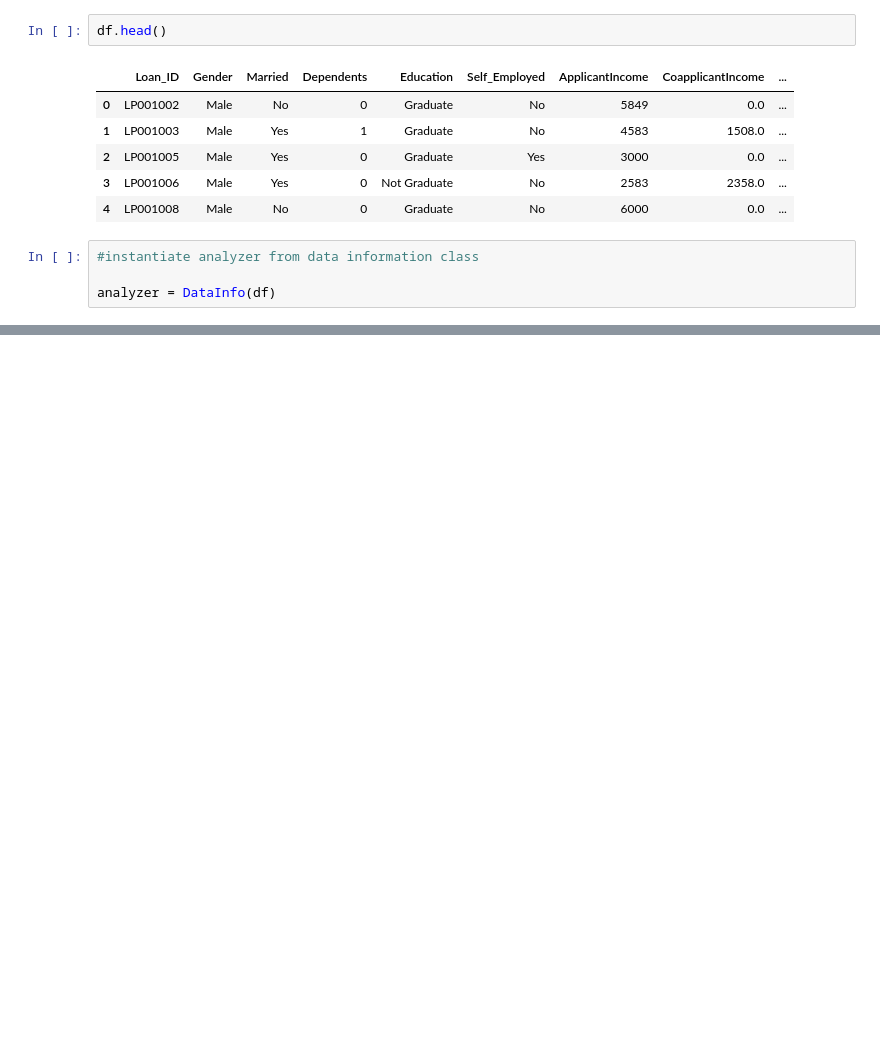
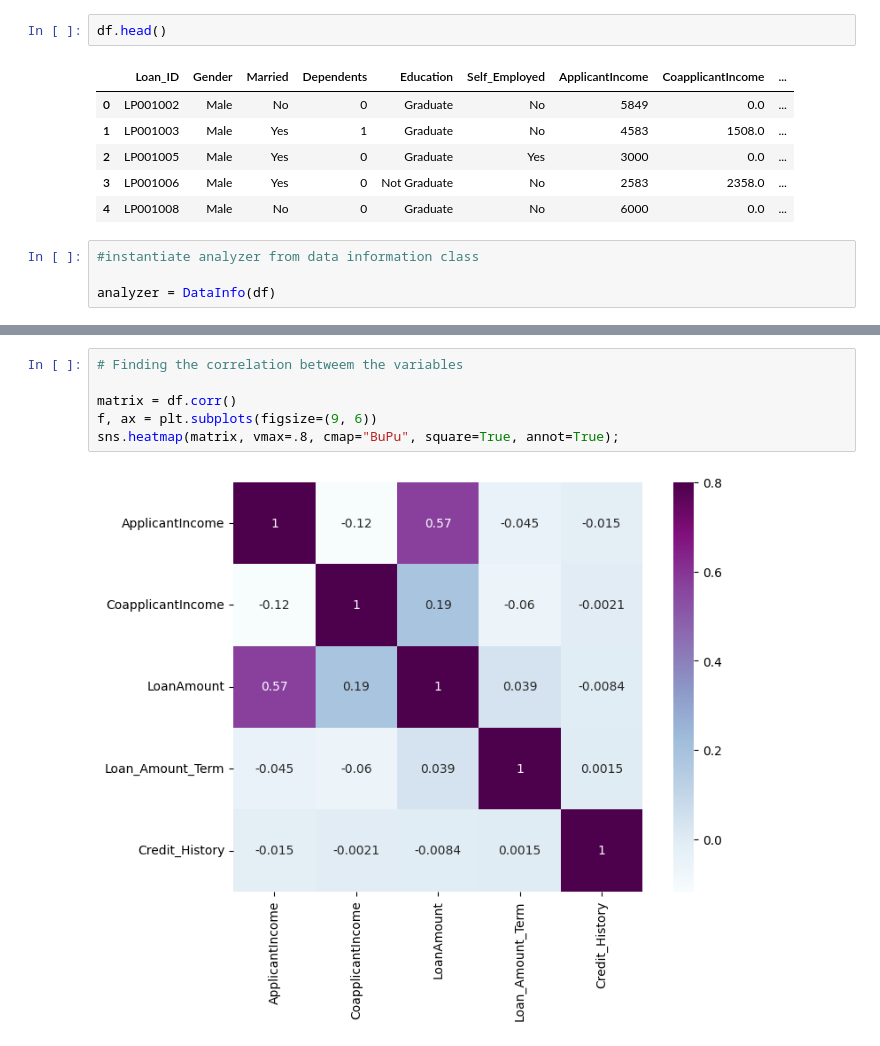
Before and after one commit to Eddie-254/Credit-Score-Prediction, a Jupyter notebook: credit_EDA.ipynb, the cells around one changed output, grey strips where cells are left out. Saved outputs shown, nothing was run; the diff lists cells and outputs as text; blank space fills up the shorter version.

```diff
--- a/credit_EDA.ipynb
+++ b/credit_EDA.ipynb
@@ -80,0 +145,8 @@ AttributeError: 'DataInfo' object has no attribute 'display_info'
+# %%
+# Finding the correlation betweem the variables
+
+matrix = df.corr()
+f, ax = plt.subplots(figsize=(9, 6))
+sns.heatmap(matrix, vmax=.8, cmap="BuPu", square=True, annot=True);
+# %% [output]
+[figure, added]
```
Also changed, not shown: parts of 7 cells of this notebook.
